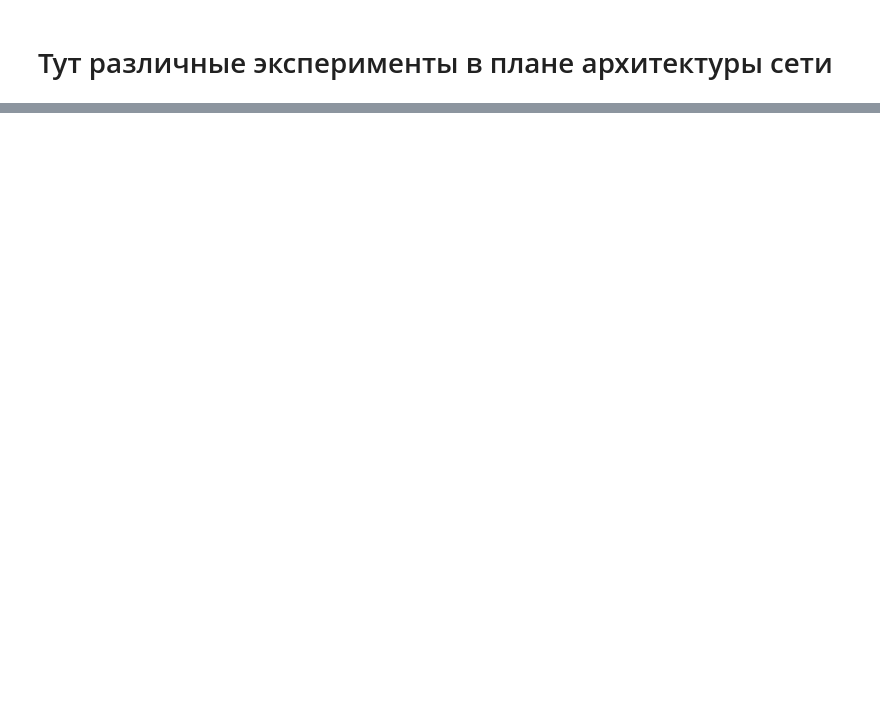
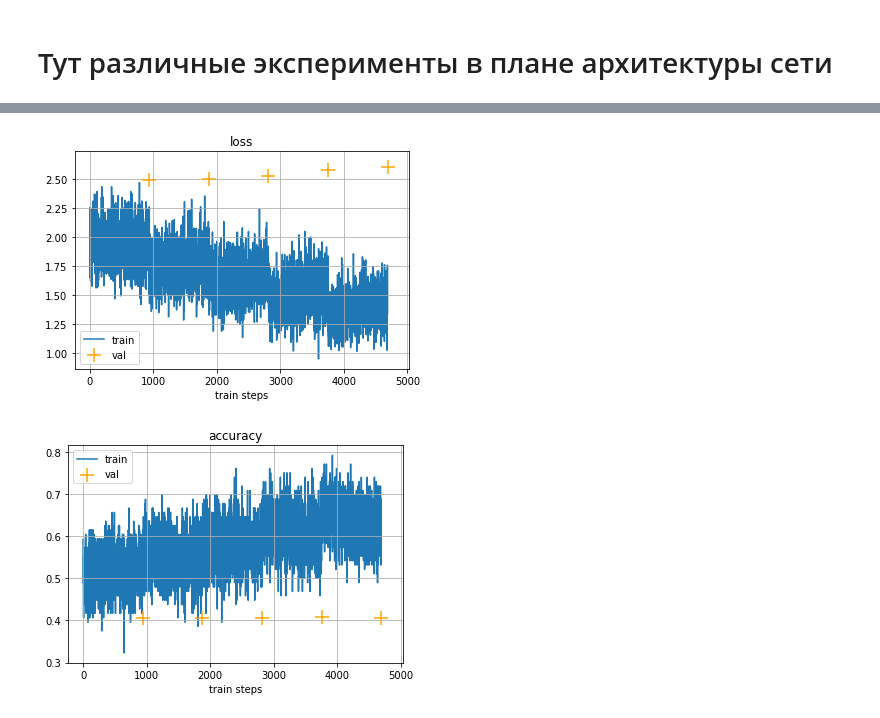
Before and after one commit to Mikhail-off/DL-2019, a Jupyter notebook: Homeworks/01/Experiments.ipynb, the cells around one changed output, grey strips where cells are left out. Cells and saved outputs as stored; diff of their text form; code cells hidden in the pictures; blank space fills up the shorter version.

```diff
--- a/Homeworks/01/Experiments.ipynb
+++ b/Homeworks/01/Experiments.ipynb
@@ -94,0 +157,6 @@ Epoch 1 of 15
+# %%
+trainer.train(n_epochs=5, plot_history=plot_history, lr=1e-4, clear_output=clear_output, batch_size=96, cuda=True)
+torch.save(trainer.get_model(), model_name)
+# %% [output]
+[figure, added]
+[figure, added]
```
Also changed, not shown: parts of 7 cells of this notebook, 3 other files.
